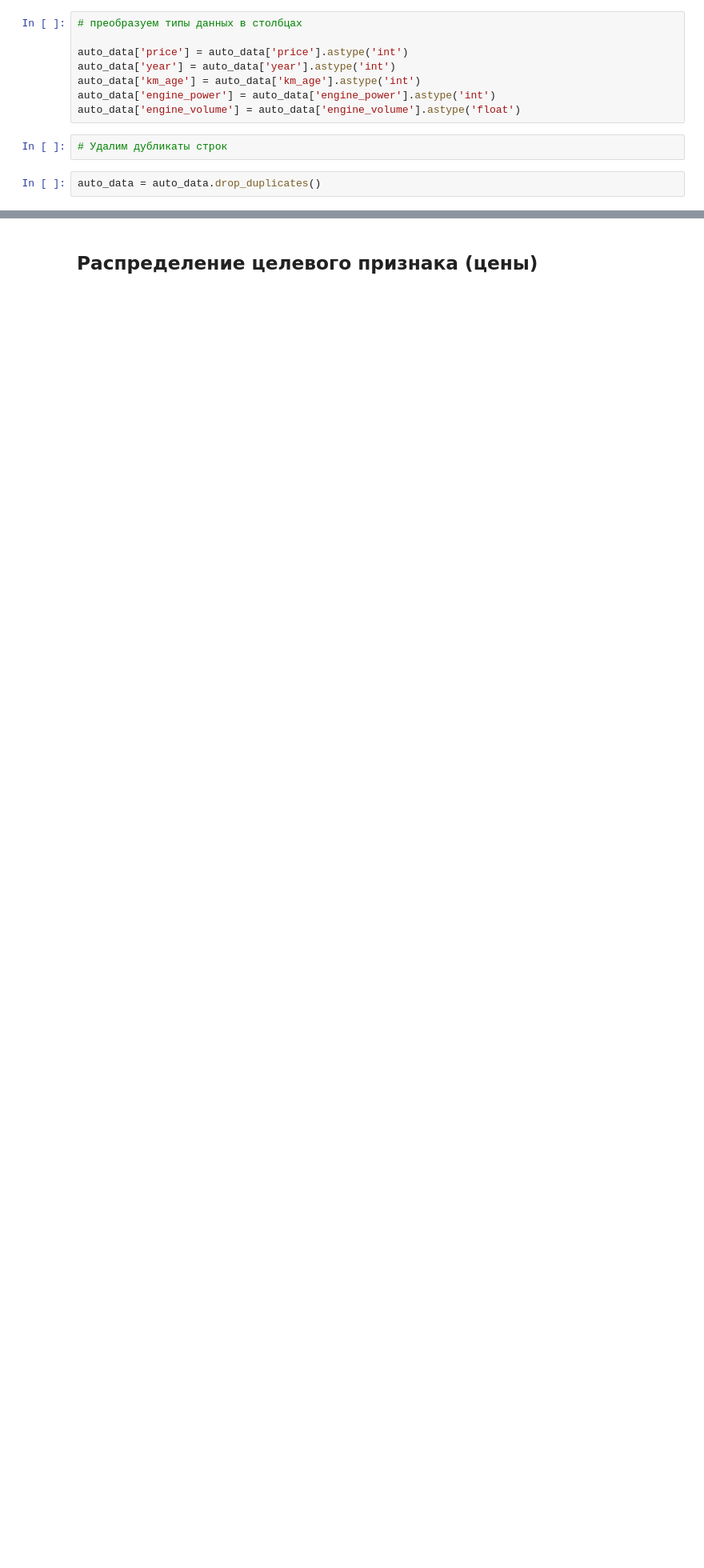
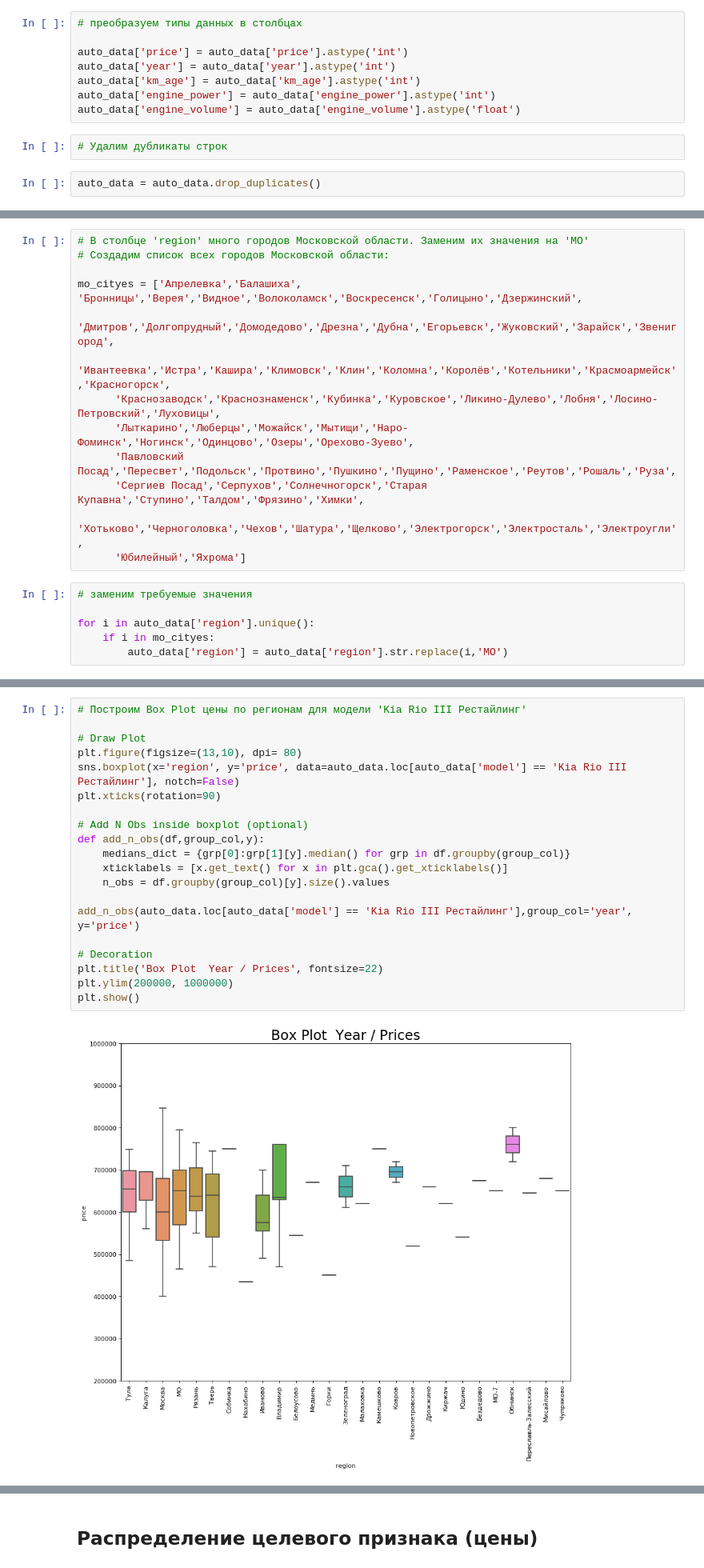
Before and after one commit to FelixMusic/myprojects, a Jupyter notebook: Auto_EDA_final.ipynb, the cells around one changed output, grey strips where cells are left out. Shown at 80% size. Cells and saved outputs as stored; diff of their text form; blank space fills up the shorter version.

```diff
--- a/Auto_EDA_final.ipynb
+++ b/Auto_EDA_final.ipynb
@@ -275,0 +275,19 @@ auto_data.shape
+# %%
+# В столбце 'region' много городов Московской области. Заменим их значения на 'МО'
+# Создадим список всех городов Московской области:
+
+mo_cityes = ['Апрелевка','Балашиха', 'Бронницы','Верея','Видное','Волоколамск','Воскресенск','Голицыно','Дзержинский',
+      'Дмитров','Долгопрудный','Домодедово','Дрезна','Дубна','Егорьевск','Жуковский','Зарайск','Звенигород',
+      'Ивантеевка','Истра','Кашира','Климовск','Клин','Коломна','Королёв','Котельники','Красмоармейск','Красногорск',
+      'Краснозаводск','Краснознаменск','Кубинка','Куровское','Ликино-Дулево','Лобня','Лосино-Петровский','Луховицы',
+      'Лыткарино','Люберцы','Можайск','Мытищи','Наро-Фоминск','Ногинск','Одинцово','Озеры','Орехово-Зуево',
+      'Павловский Посад','Пересвет','Подольск','Протвино','Пушкино','Пущино','Раменское','Реутов','Рошаль','Руза',
+      'Сергиев Посад','Серпухов','Солнечногорск','Старая Купавна','Ступино','Талдом','Фрязино','Химки',
+      'Хотьково','Черноголовка','Чехов','Шатура','Щелково','Электрогорск','Электросталь','Электроугли',
+      'Юбилейный','Яхрома']
+# %%
+# заменим требуемые значения
+
+for i in auto_data['region'].unique():
+    if i in mo_cityes:
+        auto_data['region'] = auto_data['region'].str.replace(i,'МО')
@@ -275,0 +300,22 @@ auto_data.shape
+# %%
+# Построим Box Plot цены по регионам для модели 'Kia Rio III Рестайлинг'
+
+# Draw Plot
+plt.figure(figsize=(13,10), dpi= 80)
+sns.boxplot(x='region', y='price', data=auto_data.loc[auto_data['model'] == 'Kia Rio III Рестайлинг'], notch=False)
+plt.xticks(rotation=90)
+
+# Add N Obs inside boxplot (optional)
+def add_n_obs(df,group_col,y):
+    medians_dict = {grp[0]:grp[1][y].median() for grp in df.groupby(group_col)}
+    xticklabels = [x.get_text() for x in plt.gca().get_xticklabels()]
+    n_obs = df.groupby(group_col)[y].size().values
+
+add_n_obs(auto_data.loc[auto_data['model'] == 'Kia Rio III Рестайлинг'],group_col='year', y='price')
+
+# Decoration
+plt.title('Box Plot  Year / Prices', fontsize=22)
+plt.ylim(200000, 1000000)
+plt.show()
+# %% [output]
+[figure, added]
```
Also changed, not shown: parts of 24 cells of this notebook.
